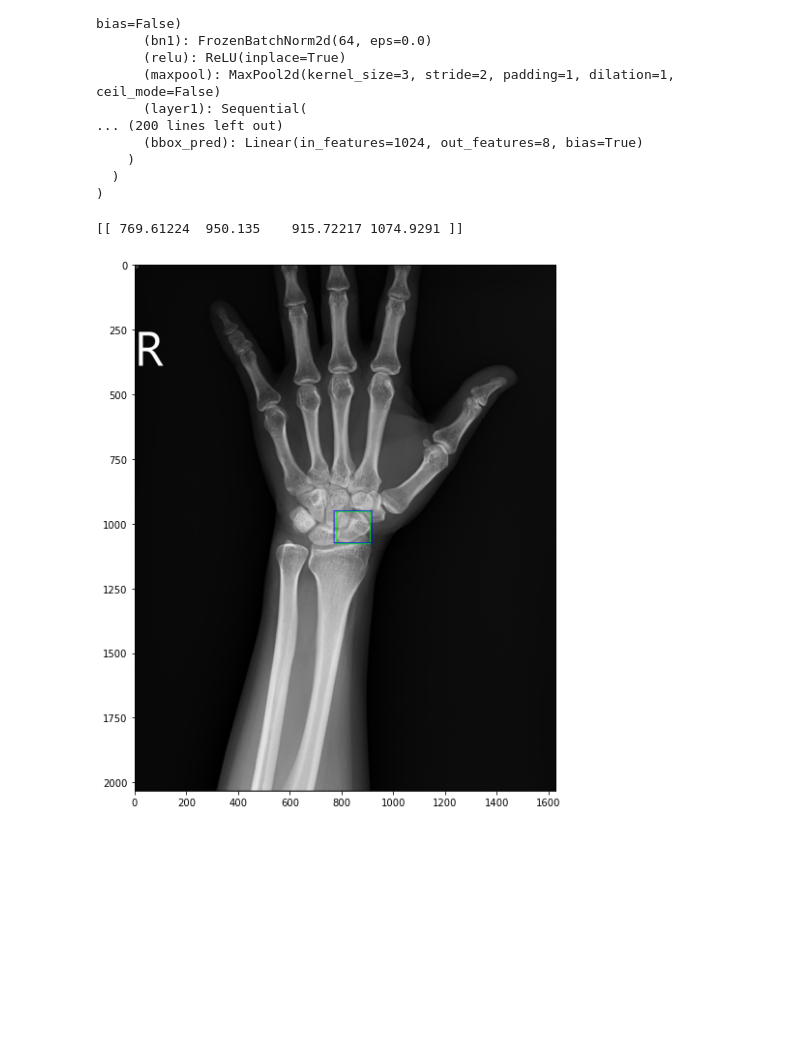
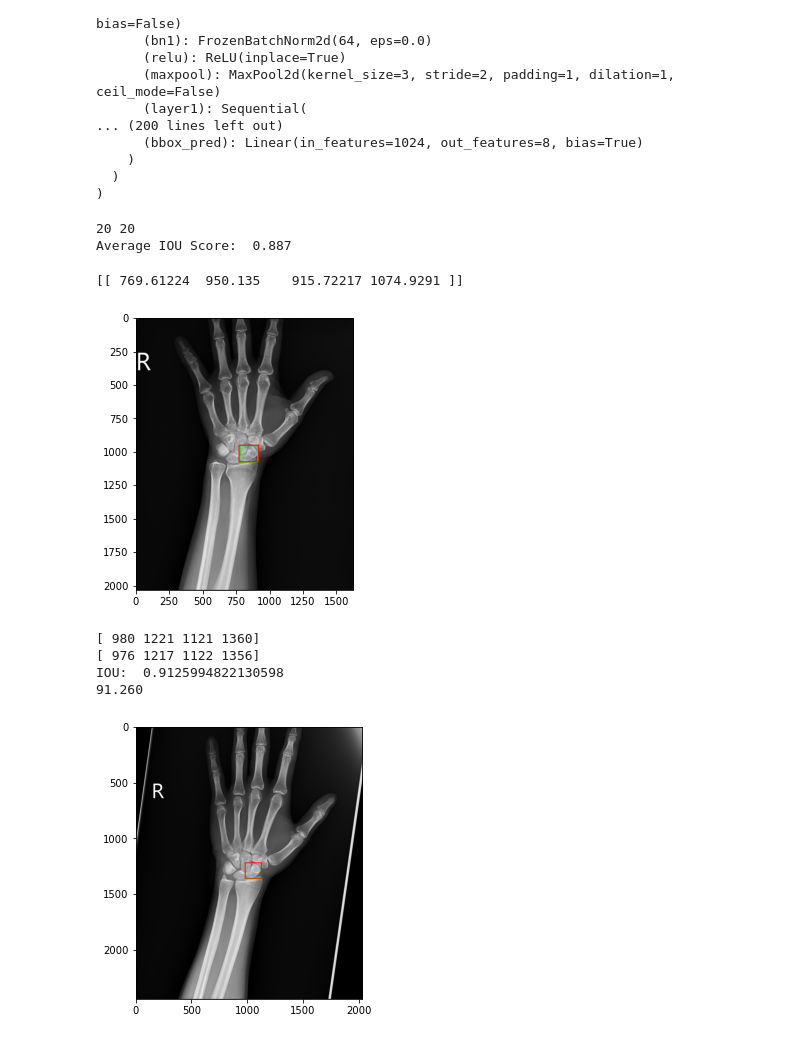
Before and after one commit to as0027111/Fracture_Scaphoid_Detect, a Jupyter notebook: HW2.ipynb, the cells around one changed output. Saved outputs shown, nothing was run; the diff lists cells and outputs as text; code cells hidden in the pictures; blank space fills up the shorter version.

Commit message:
IOU score and F1-score

```diff
--- a/HW2.ipynb
+++ b/HW2.ipynb
@@ -299,7 +299,7 @@ FasterRCNN(
 )
 # %%
 from tqdm import tqdm
-
+real_list = []
 pred_list =[]
 for images, targets, image_ids in tqdm(valid_data_loader):
 
@@ -308,36 +308,72 @@ for images, targets, image_ids in tqdm(valid_data_loader):
 
     prediction = pred_model(images, targets)
 
-    for i in prediction:
+    for i, j in zip(prediction, targets):
         pred_list.append(i)
+        real_list.append(j)
+# %%
+print(len(pred_list), len(real_list))
+iou_list = []
+for i in range(len(pred_list)):
+    real_bb = real_list[i]['boxes'].numpy().astype(np.int)[0]
+    pred_bb = pred_list[i]['boxes'].detach().numpy().astype(np.int)[0]
+    score_iou = compute_iou(real_bb, pred_bb)
+    iou_list.append(score_iou)
+print("Average IOU Score: ", round(sum(iou_list)/float(len(iou_list)), 3) )
+# %% [output]
+20 20
+Average IOU Score:  0.887
 # %%
 import matplotlib.pyplot as plt
-prediction1 = pred_list
 def image_convert(image):
     image = image.clone().cpu().numpy()
     image = image.transpose((1,2,0))
     image = (image * 255).astype(np.uint8)
     return image
 
 def predict_plot_img(data, idx):
     out = data.__getitem__(idx)
     image = image_convert(out[0])
     image = np.ascontiguousarray(image)
     bb = out[1]['boxes'].numpy()
     for i in bb:
-        cv2.rectangle(image, (int(i[0]),int(i[1])), (int(i[2]),int(i[3])), (0,255,0), thickness=2)
+        cv2.rectangle(image, (int(i[0]),int(i[1])), (int(i[2]),int(i[3])), (0,255,0), thickness=5)
     bb = pred_list[idx]['boxes'].detach().numpy()
     print(bb)
     for i in bb:
-        cv2.rectangle(image, (int(i[0]),int(i[1])), (int(i[2]),int(i[3])), (255,0,0), thickness=2)
-    bb = prediction1[idx]['boxes'].detach().numpy()
-    for i in bb:
-        cv2.rectangle(image, (int(i[0]),int(i[1])), (int(i[2]),int(i[3])), (0,0,255), thickness=2)
+        cv2.rectangle(image, (int(i[0]),int(i[1])), (int(i[2]),int(i[3])), (255,0,0), thickness=5)
 
-    plt.figure(figsize=(10,10))
+    plt.figure(figsize=(5,5))
     plt.imshow(image)
 
 predict_plot_img(val_data,2)
 # %% [output]
 [[ 769.61224  950.135    915.72217 1074.9291 ]]
-[figure, old version]
+[figure, new version]
+# %%
+def iou(data, idx, pred_list):
+    out = data.__getitem__(idx)
+    image = image_convert(out[0])
+    image = np.ascontiguousarray(image)
+    real_bb = out[1]['boxes'].numpy().astype(np.int)
+    print(real_bb[0])
+    for i in real_bb:
+        cv2.rectangle(image, (int(i[0]),int(i[1])), (int(i[2]),int(i[3])), (0,255,0), thickness=5)
+    pred_bb = pred_list[idx]['boxes'].detach().numpy().astype(np.int)
+    print(pred_bb[0])
+    for i in pred_bb:
+        cv2.rectangle(image, (int(i[0]),int(i[1])), (int(i[2]),int(i[3])), (255,0,0), thickness=5)
+    score_iou = compute_iou(real_bb[0], pred_bb[0])
+    print("IOU: ", score_iou)
+    aaa = "{:.2f}".format(score_iou*100)
+    print(aaa)
+    plt.figure(figsize=(5,5))
+    plt.imshow(image)
+
+iou(val_data,9, pred_list)
+# %% [output]
+[ 980 1221 1121 1360]
+[ 976 1217 1122 1356]
+IOU:  0.9125994822130598
+91.260
+[figure, added]
```
Also changed, not shown: parts of 2 cells of this notebook, 6 other files.
